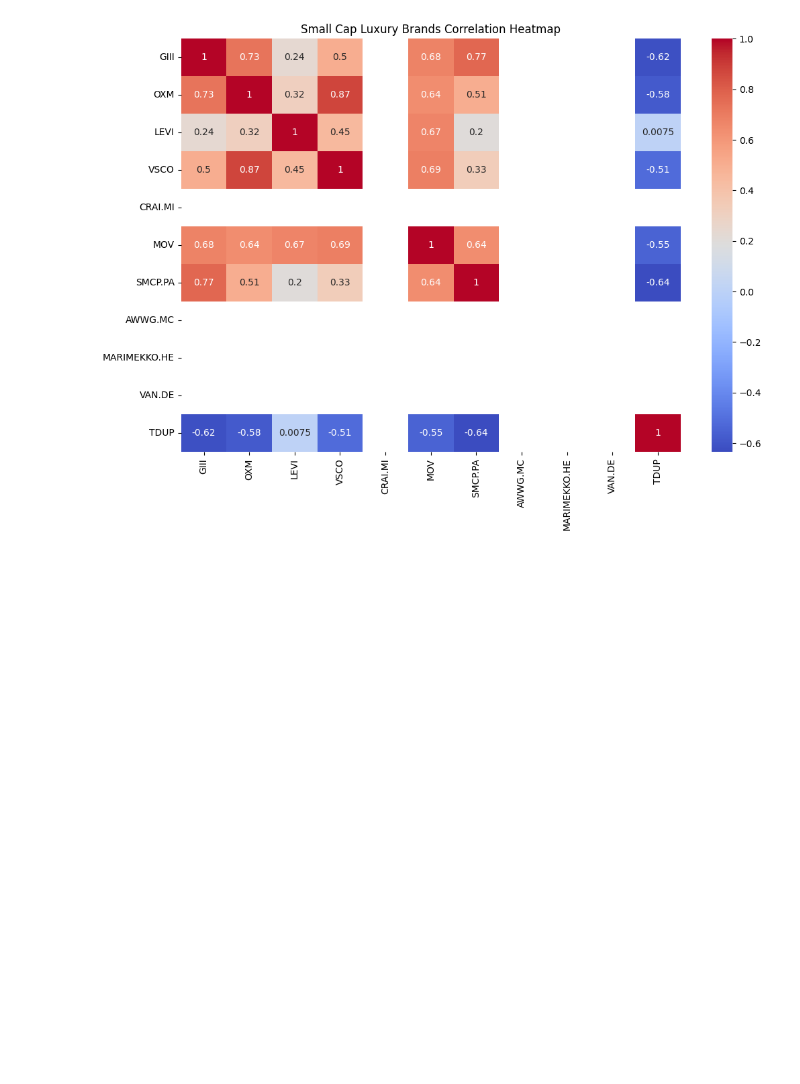
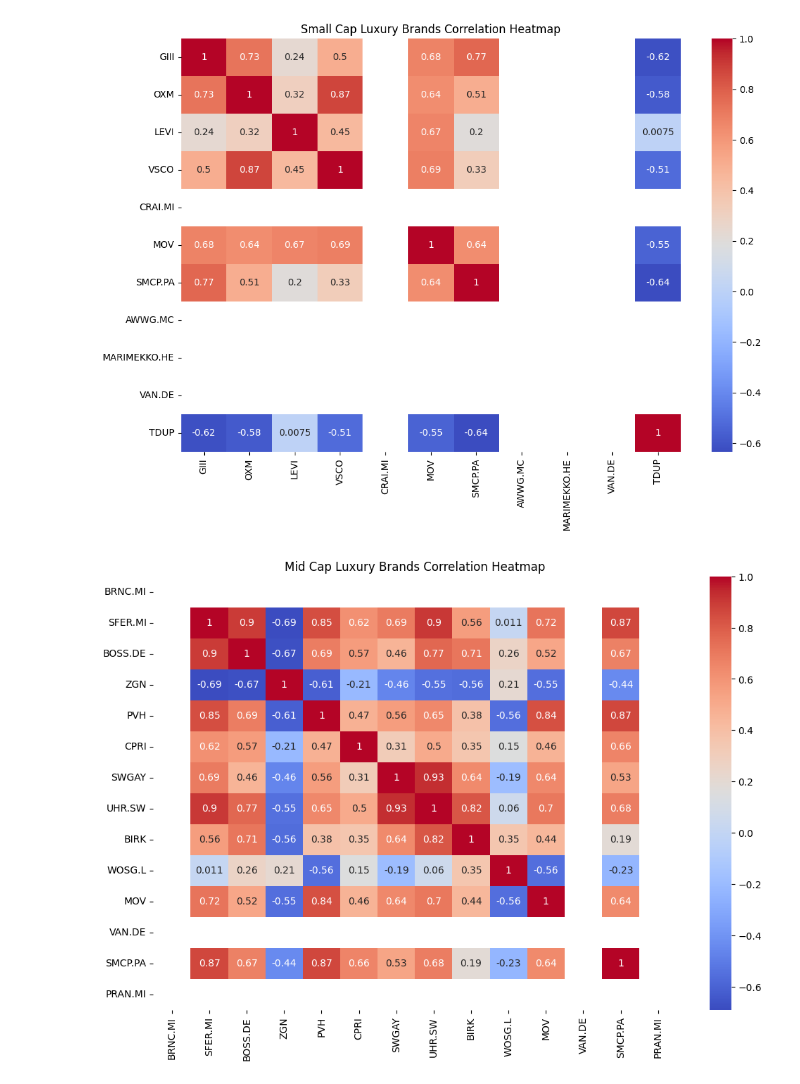
Before and after one commit to Algo-trading-25/work-materials-, a Jupyter notebook: fashion-ticker-analysis .ipynb, the cells around one changed output. Saved outputs shown, nothing was run; the diff lists cells and outputs as text; code cells hidden in the pictures; blank space fills up the shorter version.

```diff
--- a/fashion-ticker-analysis .ipynb
+++ b/fashion-ticker-analysis .ipynb
@@ -230,3 +230,21 @@ plt.title('Small Cap Luxury Brands Correlation Heatmap')
 plt.show()
 # %% [output]
 [figure]
+# %%
+#corr within a category -> amongst tickers of same industry large-small-mid any one only
+
+# Combine 'Close' from all tickers in largecap_data
+close_midcap = pd.DataFrame({
+    ticker: df['Close'] for ticker, df in midcap_data.items()
+})
+
+# Calculate correlation matrix
+corr_matrix_midcap = close_midcap.corr()
+
+# Plot heatmap
+plt.figure(figsize=(12, 8))
+sns.heatmap(corr_matrix_midcap, annot=True, cmap='coolwarm')
+plt.title('Mid Cap Luxury Brands Correlation Heatmap')
+plt.show()
+# %% [output]
+[figure, added]
```
Also changed, not shown: parts of 1 cell of this notebook.
